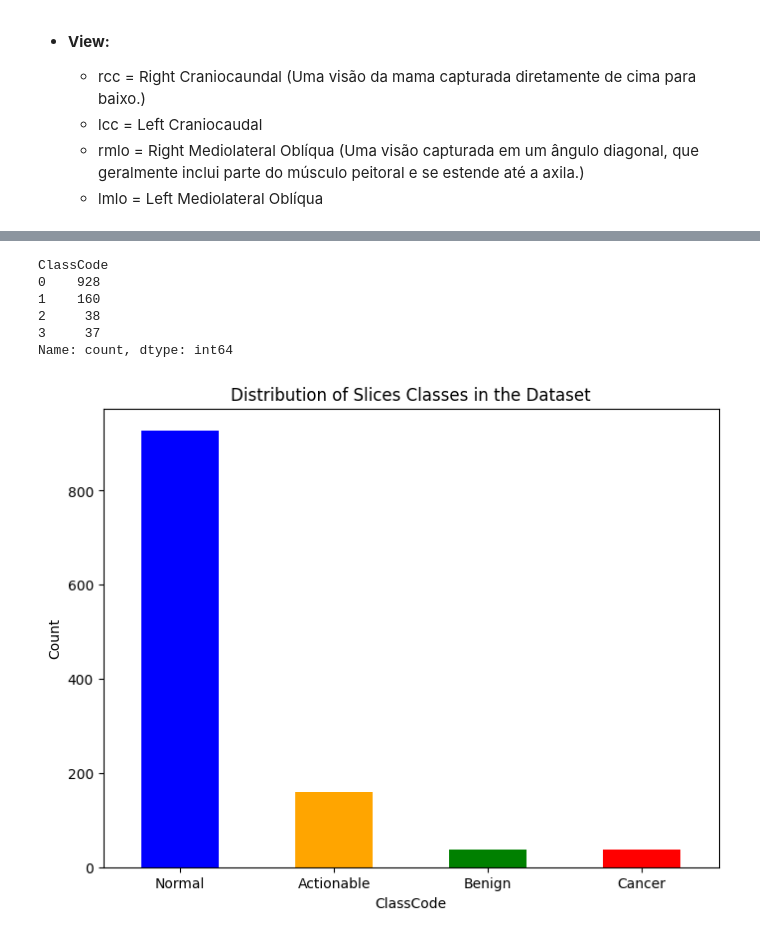
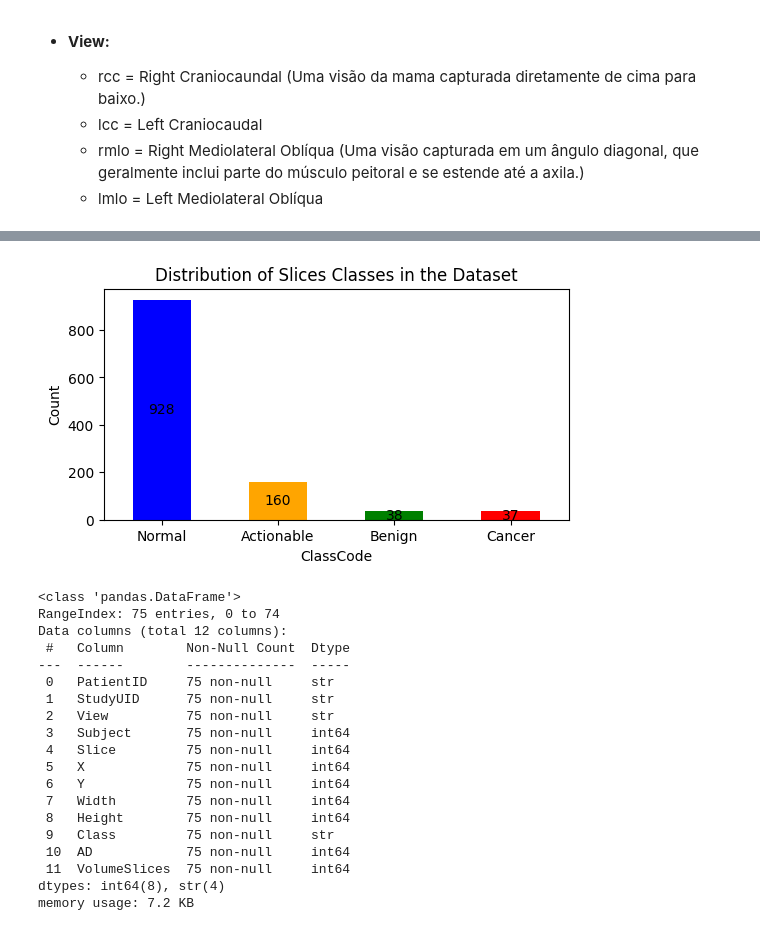
Before and after one commit to Carlos3du/picard-anomalydetection, a Jupyter notebook: cepc/notebooks/aed.ipynb, the cells around one changed output, grey strips where cells are left out. Drawn from its saved outputs; the diff is of its cells as text; code cells hidden in the pictures.

```diff
--- a/cepc/notebooks/aed.ipynb
+++ b/cepc/notebooks/aed.ipynb
@@ -4,10 +6,14 @@ import matplotlib.pyplot as plt
+# %%
+load_dotenv()
+
+labels_path = os.getenv('labels_path')
+paths_path = os.getenv('paths_path')
+boxes_path = os.getenv('boxes_path')
 # %%
-labels = pd.read_csv(r'C:\Repositories\picard-anomalydetection\data\BCS-DBT-labels-validation-PHASE-2-Jan-2024.csv')
-paths = pd.read_csv(r'C:\Repositories\picard-anomalydetection\data\BCS-DBT-file-paths-validation-v2.csv')
+labels = pd.read_csv(labels_path)
+paths = pd.read_csv(paths_path)
 
 data = pd.merge(labels, paths, on=['PatientID', 'StudyUID', 'View'])
-data.to_csv(r'C:\Repositories\picard-anomalydetection\data\merged_data.csv', index=False)
-
 data.info()
 data.head()
 # %% [output]
@@ -70,25 +84,39 @@ Name: count, dtype: int64
 # %%
-class_map = {'Normal': 0, 'Actionable': 1, 'Benign': 2, 'Cancer': 3}
-class_cols = ['Normal', 'Actionable', 'Benign', 'Cancer']
-data['ClassCode'] = data[class_cols].idxmax(axis=1).map(class_map)
 class_counts = data['ClassCode'].value_counts()
-print(class_counts)
 
-plt.figure(figsize=(8, 6))
-class_counts.plot(kind='bar', color=['blue', 'orange', 'green', 'red'])
+plt.figure(figsize=(6, 3))
+ax = class_counts.plot(kind='bar', color=['blue', 'orange', 'green', 'red'])
 plt.title('Distribution of Slices Classes in the Dataset')
+plt.bar_label(ax.containers[0], label_type="center")
 plt.xlabel('ClassCode')
 plt.ylabel('Count')
 plt.xticks(ticks=range(len(class_map)), labels=class_map.keys(), rotation=0)
 plt.show()
 # %% [output]
-ClassCode
-0    928
-1    160
-2     38
-3     37
-Name: count, dtype: int64
-[figure, old version]
+[figure, new version]
+# %%
+boxes = pd.read_csv(boxes_path)
+boxes.info()
+# %% [output]
+<class 'pandas.DataFrame'>
+RangeIndex: 75 entries, 0 to 74
+Data columns (total 12 columns):
+ #   Column        Non-Null Count  Dtype
+---  ------        --------------  -----
+ 0   PatientID     75 non-null     str
+ 1   StudyUID      75 non-null     str
+ 2   View          75 non-null     str
+ 3   Subject       75 non-null     int64
+ 4   Slice         75 non-null     int64
+ 5   X             75 non-null     int64
+ 6   Y             75 non-null     int64
+ 7   Width         75 non-null     int64
+ 8   Height        75 non-null     int64
+ 9   Class         75 non-null     str
+ 10  AD            75 non-null     int64
+ 11  VolumeSlices  75 non-null     int64
+dtypes: int64(8), str(4)
+memory usage: 7.2 KB
 # %%
 import seaborn as sns
 
```
Also changed, not shown: parts of 8 cells of this notebook, 3 other files.
